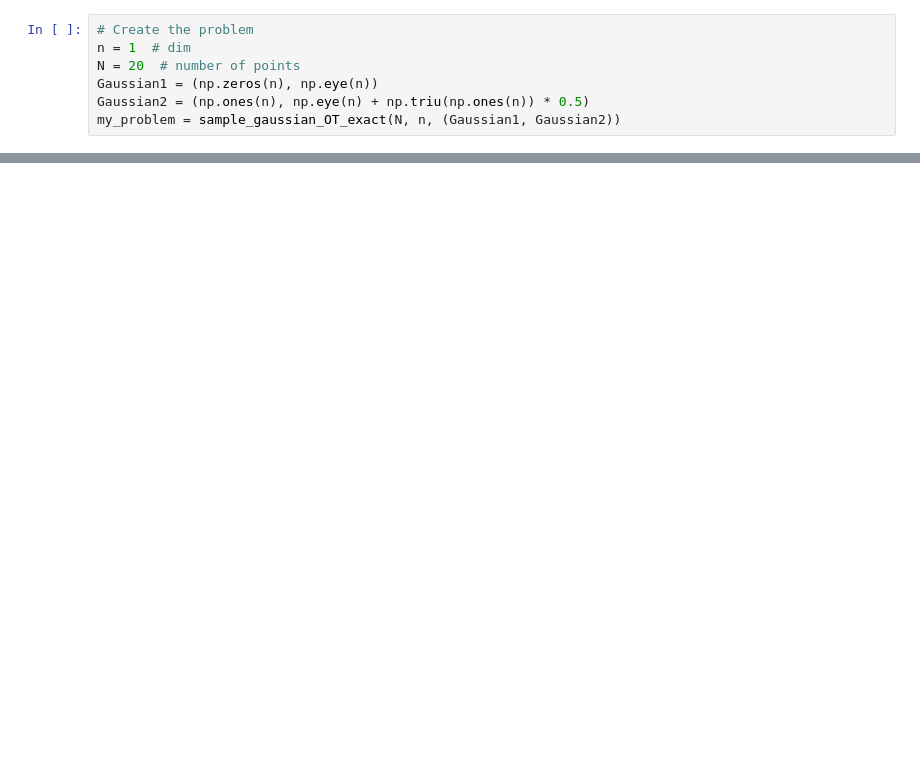
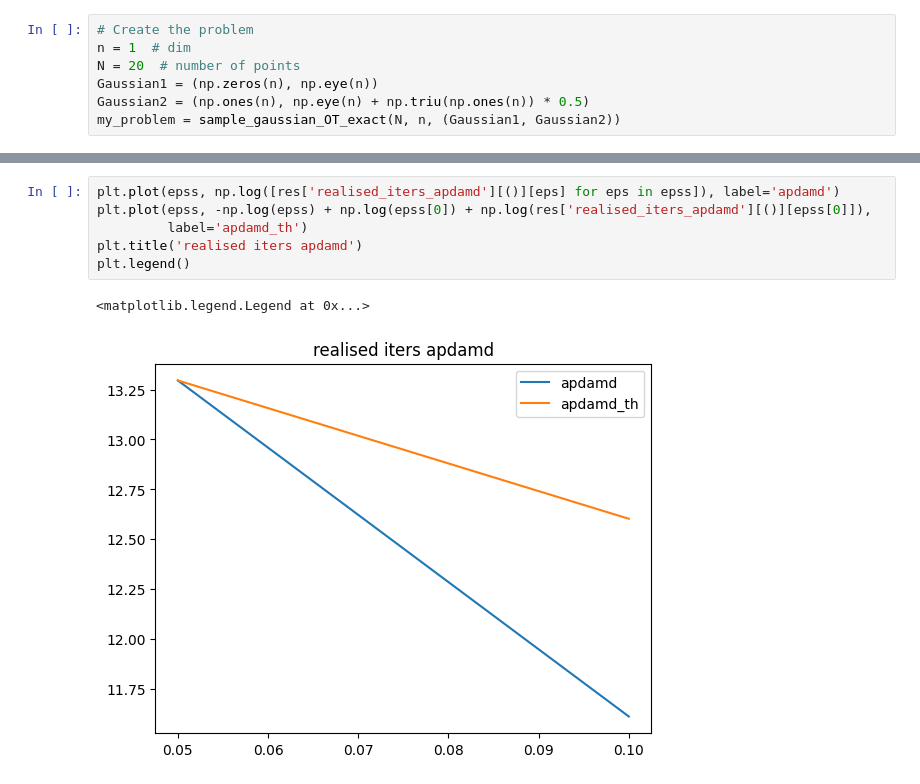
Before and after one commit to ylefay/greenkhorn_apdamd, a Jupyter notebook: optimal_transport/experiments/gaussian/timing.ipynb, the cells around one changed output, grey strips where cells are left out. Saved outputs shown, nothing was run; the diff lists cells and outputs as text; blank space fills up the shorter version.

```diff
--- a/optimal_transport/experiments/gaussian/timing.ipynb
+++ b/optimal_transport/experiments/gaussian/timing.ipynb
@@ -95,0 +49,9 @@ greenkhorn(None, *my_simple_problem[1:], eps=0.1, iter_max=10)
+# %%
+plt.plot(epss, np.log([res['realised_iters_apdamd'][()][eps] for eps in epss]), label='apdamd')
+plt.plot(epss, -np.log(epss) + np.log(epss[0]) + np.log(res['realised_iters_apdamd'][()][epss[0]]),
+         label='apdamd_th')
+plt.title('realised iters apdamd')
+plt.legend()
+# %% [output]
+<matplotlib.legend.Legend at 0x...>
+[figure, added]
```
Also changed, not shown: parts of 13 cells of this notebook, 36 other files.
